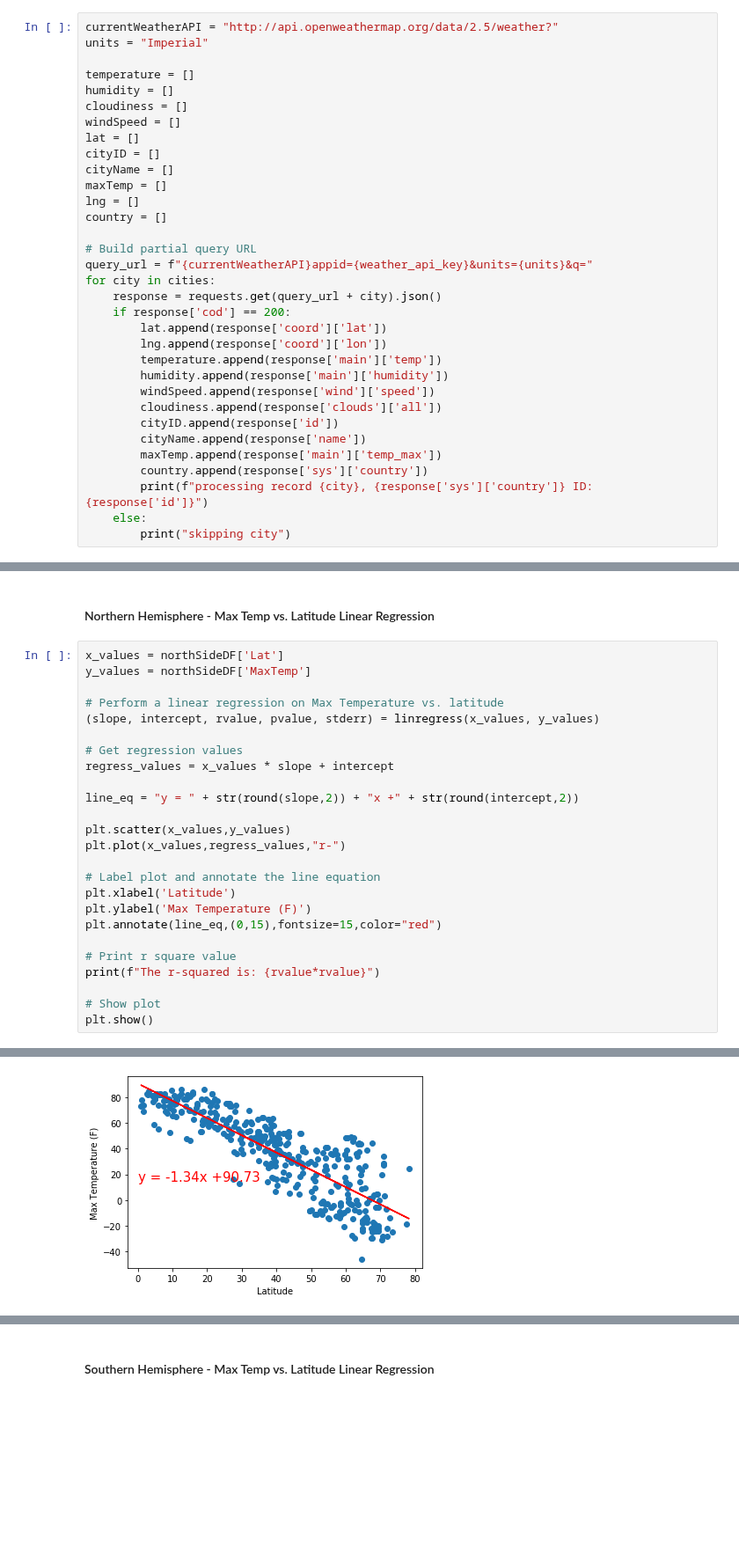
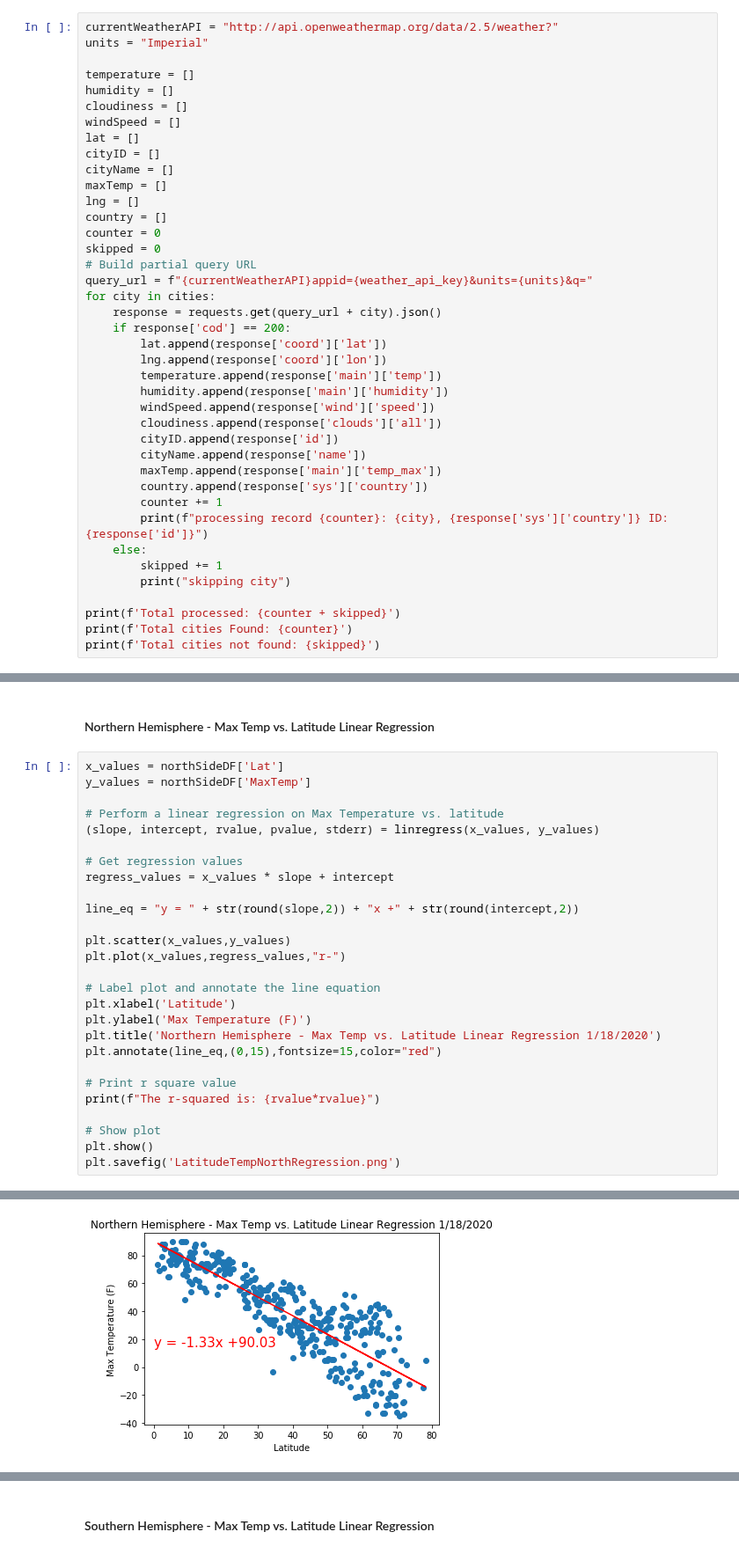
Before and after one commit to ggiaquin16/PythonApiChallenge, a Jupyter notebook: WeatherPy.ipynb, the cells around one changed output, grey strips where cells are left out. Shown at 88% size. Saved outputs shown, nothing was run; the diff lists cells and outputs as text; blank space fills up the shorter version.

```diff
--- a/WeatherPy.ipynb
+++ b/WeatherPy.ipynb
@@ -68,7 +68,8 @@ cityName = []
 maxTemp = []
 lng = []
 country = []
-
+counter = 0
+skipped = 0
 # Build partial query URL
 query_url = f"{currentWeatherAPI}appid={weather_api_key}&units={units}&q="
 for city in cities:
@@ -84,7 +85,13 @@ for city in cities:
         cityName.append(response['name'])
         maxTemp.append(response['main']['temp_max'])
         country.append(response['sys']['country'])
-        print(f"processing record {city}, {response['sys']['country']} ID: {response['id']}")
+        counter += 1
+        print(f"processing record {counter}: {city}, {response['sys']['country']} ID: {response['id']}")
     else:
+        skipped += 1
         print("skipping city")
+
+print(f'Total processed: {counter + skipped}')
+print(f'Total cities Found: {counter}')
+print(f'Total cities not found: {skipped}')
 # %% [output]
@@ -227,6 +242,7 @@ plt.plot(x_values,regress_values,"r-")
 # Label plot and annotate the line equation
 plt.xlabel('Latitude')
 plt.ylabel('Max Temperature (F)')
+plt.title('Northern Hemisphere - Max Temp vs. Latitude Linear Regression 1/18/2020')
 plt.annotate(line_eq,(0,15),fontsize=15,color="red")
 
 # Print r square value
@@ -234,4 +250,5 @@ print(f"The r-squared is: {rvalue*rvalue}")
 
 # Show plot
 plt.show()
+plt.savefig('LatitudeTempNorthRegression.png')
 # %% [output]
@@ -239 +256 @@ The r-squared is: 0.7224626281180445
-[figure, old version]
+[figure, new version]
```
Also changed, not shown: parts of 15 cells of this notebook, 15 other files.
